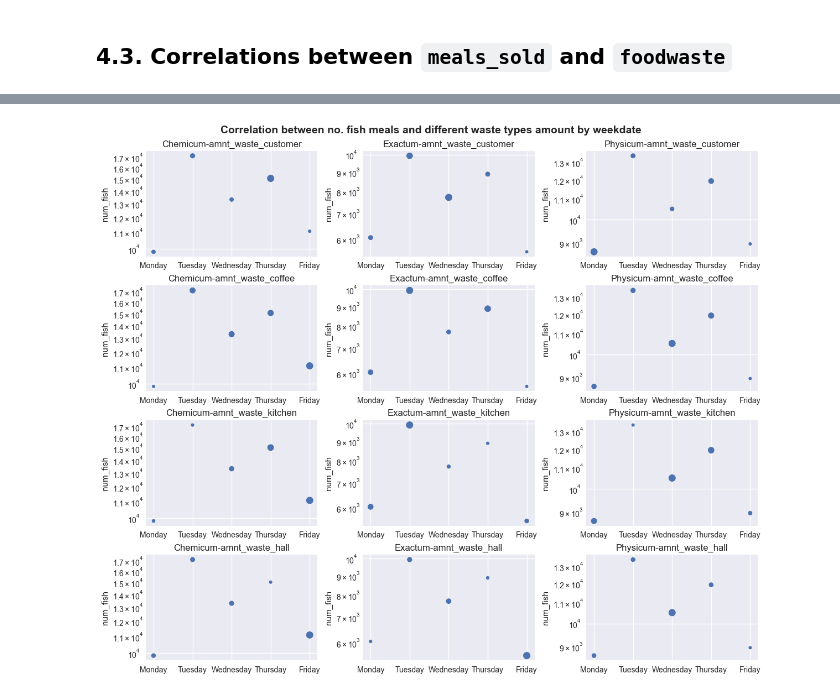
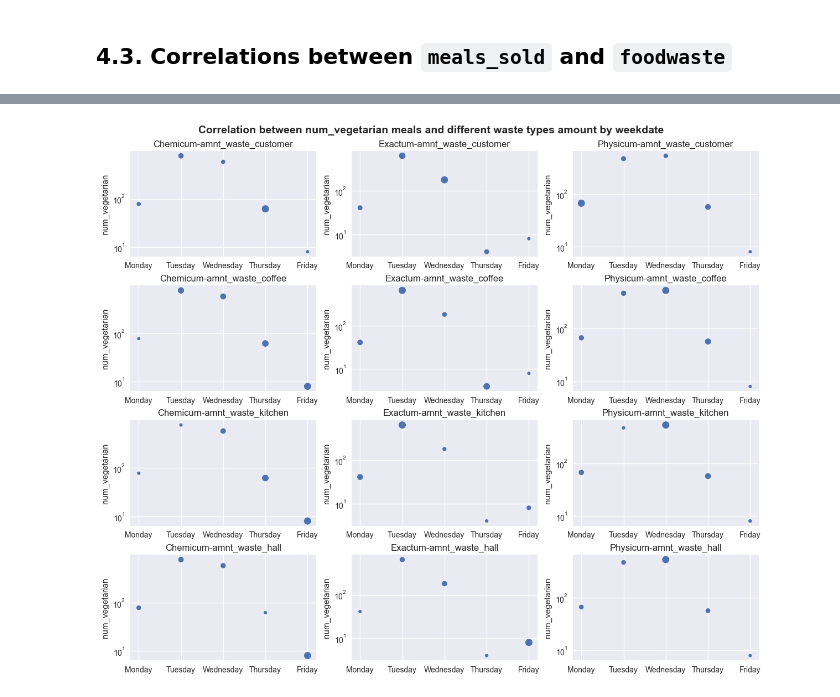
Before and after one commit to Food-Waste-Optimization/Food-Waste-Optimization, a Jupyter notebook: experiments_hoangle/correlations.ipynb, the cells around one changed output, grey strips where cells are left out. Cells and saved outputs as stored; diff of their text form; code cells hidden in the pictures.

```diff
--- a/experiments_hoangle/correlations.ipynb
+++ b/experiments_hoangle/correlations.ipynb
@@ -184,7 +194,7 @@ occupancy.head()
 cols_name = [
     'num_fish', 'percent_fish',
     'num_chicken', 'percent_chicken',
-    'num_vegetable', 'percent_vegetable',
+    'num_vegetarian', 'percent_vegetarian',
     'num_meat', 'percent_meat',
     'num_NotMapped', 'percent_NotMapped',
     'num_vegan', 'percent_vegan',
@@ -194,7 +204,7 @@ len_cols_per_restaurant = len(cols_name) - 1
 
 restaurants = ['Chemicum', 'Physicum', 'Exactum']
 
-cols_important = ['date', 'restaurant', 'num_fish', 'num_chicken', 'num_vegetable', 'num_meat', 'num_NotMapped', 'num_vegan']
+cols_important = ['date', 'restaurant', 'num_fish', 'num_chicken', 'num_vegetarian', 'num_meat', 'num_NotMapped', 'num_vegan']
 
 def _f_process(x: str):
     x = x.replace(' %', '')
@@ -486,7 +486,7 @@ for waste in waste_types:
 # %% [markdown]
 ## 4.3. Correlations between `meals_sold` and `foodwaste`
 # %%
-meal_types = ['num_fish', 'num_chicken', 'num_vegetable', 'num_meat', 'num_NotMapped', 'num_vegan']
+meal_types = ['num_fish', 'num_chicken', 'num_vegetarian', 'num_meat', 'num_NotMapped', 'num_vegan']
 waste_types = ['amnt_waste_customer', 'amnt_waste_coffee', 'amnt_waste_kitchen', 'amnt_waste_hall']
 cols = ['date', 'restaurant', *meal_types, *waste_types]
 
@@ -505,7 +505,7 @@ df_meal_waste.head()
 df_meals_waste_wkdate = df_meal_waste.copy()
 
 # Extract weekday from date
-df_meals_waste_wkdate['weekdate'] = df_rcpts_waste['date'].dt.weekday
+df_meals_waste_wkdate['weekdate'] = df_meals_waste_wkdate['date'].dt.weekday
 
 # Groupby weekdate and restaurant
 df_meals_waste_wkdate = df_meals_waste_wkdate\
@@ -534,27 +534,27 @@ df_meals_waste_wkdate.head()
 | 4 | Tuesday | Exactum | 9929.0 | 1636.0 | 641.0 | 1944.0 | 1770.0 | 15578.0 | ... |
+# %%
+meal_type = "num_vegetarian"
 # %%
-meal_type = "num_fish"
-
 fig = plt.figure(figsize=(12, 10), layout="constrained")
 # plt.subplots_adjust(wspace=0.3, hspace=0.2)
 
-fig.suptitle("Correlation between no. fish meals and different waste types amount by weekdate", fontsize=14, fontweight="bold")
+fig.suptitle(f"Correlation between {meal_type} meals and different waste types amount by weekdate", fontsize=14, fontweight="bold")
 
 i = 1
 for waste in waste_types:
     for restaurant in df_meals_waste_wkdate['restaurant'].unique():
         df_restaurant = df_meals_waste_wkdate[df_meals_waste_wkdate['restaurant'] == restaurant]
 
         ax = fig.add_subplot(4, 3, i)
         sns.scatterplot(df_restaurant, x='weekdate', y=meal_type, size=waste, ax=ax)
         ax.set_yscale('log')
         ax.set(xlabel=None)
         ax.get_legend().remove()
         ax.set_title(f"{restaurant}-{waste}")
 
         i += 1
 # %% [output]
-[figure, old version]
+[figure, new version]
 # %%
 fig = plt.figure(figsize=(18, 12))
 plt.subplots_adjust(hspace=0.4, wspace=0.3)
```
Also changed, not shown: parts of 8 cells of this notebook.
